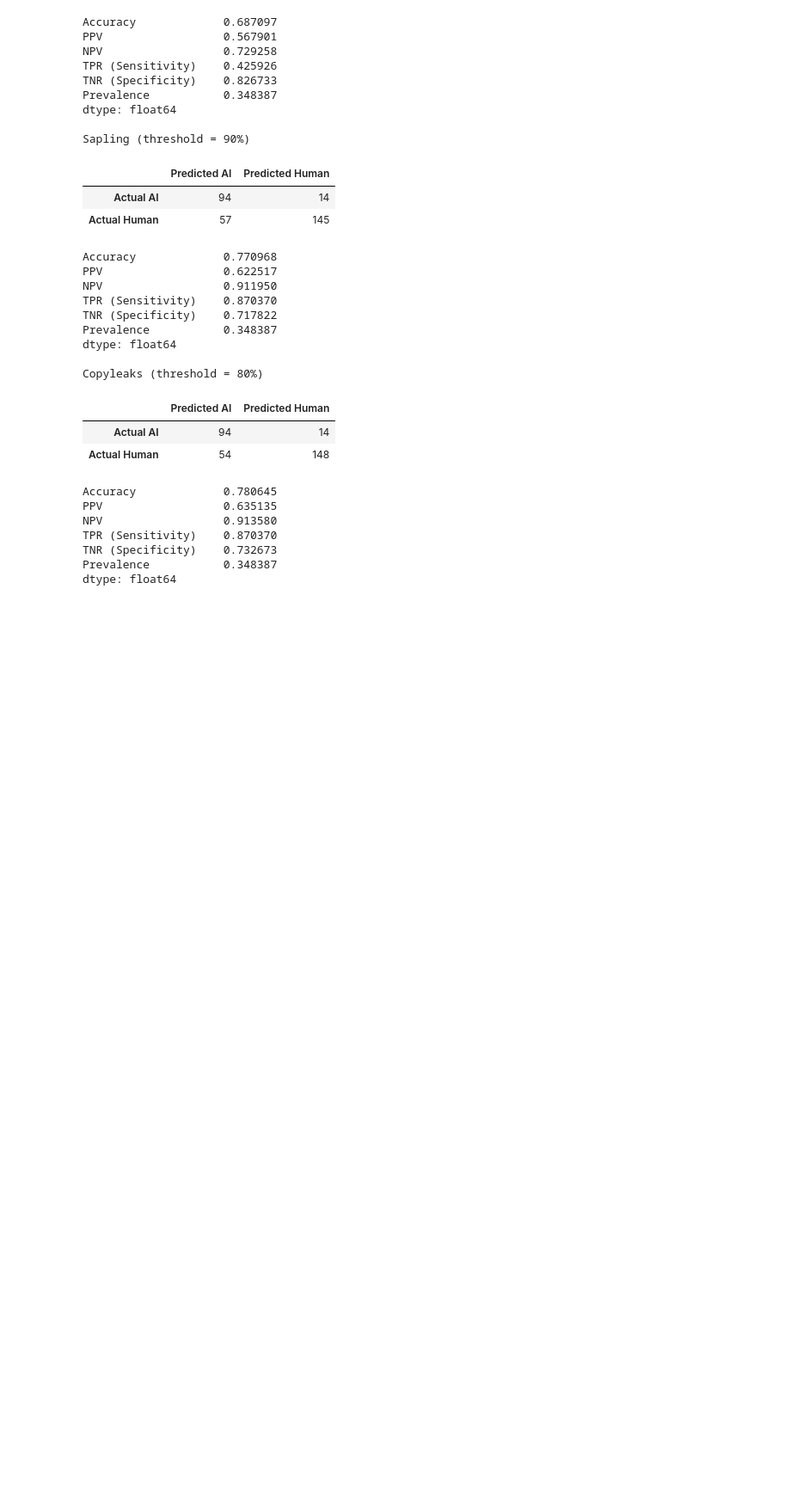
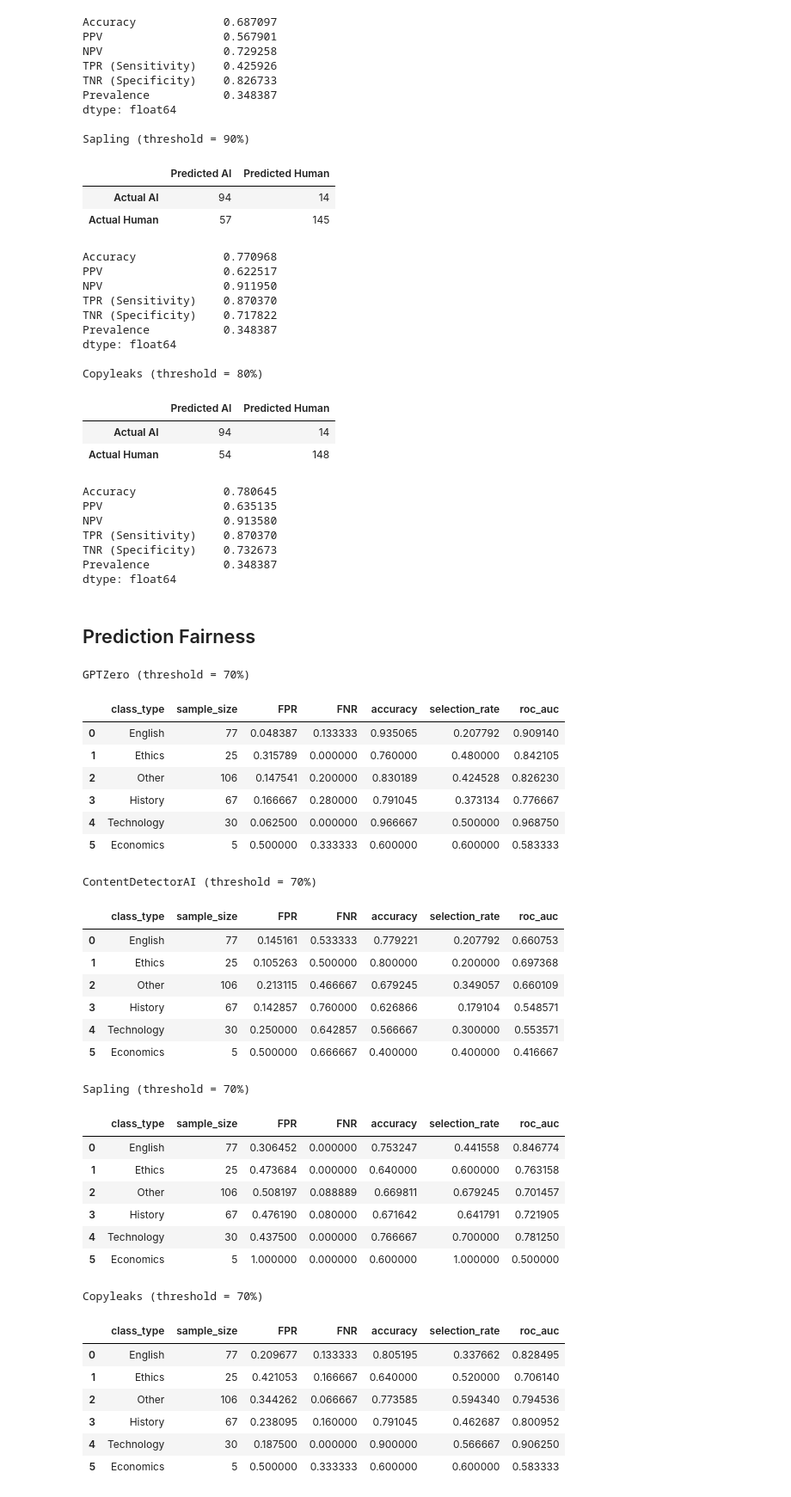
Before and after one commit to kayla261/AiS_Assignment_3_Evaluating_AI_Detectors, a Jupyter notebook: A3_EssayAnalysis.ipynb, the cells around one changed output. Shown at 86% size. Saved outputs shown, nothing was run; the diff lists cells and outputs as text; code cells hidden in the pictures; blank space fills up the shorter version.

```diff
--- a/A3_EssayAnalysis.ipynb
+++ b/A3_EssayAnalysis.ipynb
@@ -297,3 +297,5 @@ TPR (Sensitivity)    0.870370
 TNR (Specificity)    0.732673
 Prevalence           0.348387
 dtype: float64
+# %% [markdown]
+## Prediction Fairness
@@ -299,0 +354,76 @@ dtype: float64
+# %%
+detectors = {
+    'GPTZero': ('gptzero_ai_percent', 70),
+    'ContentDetectorAI': ('contentdetector_ai_percent', 70),
+    'Sapling': ('sapling_fake_percent', 70),
+    'Copyleaks': ('copyleaks_ai_percent', 70)
+}
+
+if 'is_ai' not in df_essay.columns:
+    df_essay['is_ai'] = df_essay['authorship'].apply(
+        lambda x: 1 if 'AI' in str(x) or 'ai' in str(x).lower() else 0
+    )
+
+overall_results = {}
+grouped_results = {}
+
+for name, (col, thr) in detectors.items():
+    print(f"{name} (threshold = {thr}%)")
+
+    # Overall metrics
+    fairness_m, mets = fairness_metrics_from_scores(df_essay, 'is_ai', col, thr)
+    overall_results[name] = {'threshold': thr, 'cm': fairness_m, 'metrics': mets}
+
+    # Metrics by class type
+    class_results = fairness_metrics_by_class_type(df_essay, 'is_ai', col, thr)
+    grouped_results[name] = class_results
+
+    # Create a summary dataframe for easy comparison
+    summary_data = []
+    for class_type, results in class_results.items():
+        metrics = results['metrics']
+        summary_data.append({
+            'class_type': class_type,
+            'sample_size': metrics['sample_size'],
+            'FPR': metrics['FPR'],
+            'FNR': metrics['FNR'],
+            'accuracy': metrics['accuracy'],
+            'selection_rate': metrics['selection_rate'],
+            'roc_auc': metrics['roc_auc_score']
+        })
+
+    summary_df = pd.DataFrame(summary_data)
+    display(summary_df)
+# %% [output]
+GPTZero (threshold = 70%)
+|  | class_type | sample_size | FPR | FNR | accuracy | selection_rate | roc_auc |
+| 0 | English | 77 | 0.048387 | 0.133333 | 0.935065 | 0.207792 | 0.909140 |
+| 1 | Ethics | 25 | 0.315789 | 0.000000 | 0.760000 | 0.480000 | 0.842105 |
+| 2 | Other | 106 | 0.147541 | 0.200000 | 0.830189 | 0.424528 | 0.826230 |
+| 3 | History | 67 | 0.166667 | 0.280000 | 0.791045 | 0.373134 | 0.776667 |
+| 4 | Technology | 30 | 0.062500 | 0.000000 | 0.966667 | 0.500000 | 0.968750 |
+| 5 | Economics | 5 | 0.500000 | 0.333333 | 0.600000 | 0.600000 | 0.583333 |
+ContentDetectorAI (threshold = 70%)
+|  | class_type | sample_size | FPR | FNR | accuracy | selection_rate | roc_auc |
+| 0 | English | 77 | 0.145161 | 0.533333 | 0.779221 | 0.207792 | 0.660753 |
+| 1 | Ethics | 25 | 0.105263 | 0.500000 | 0.800000 | 0.200000 | 0.697368 |
+| 2 | Other | 106 | 0.213115 | 0.466667 | 0.679245 | 0.349057 | 0.660109 |
+| 3 | History | 67 | 0.142857 | 0.760000 | 0.626866 | 0.179104 | 0.548571 |
+| 4 | Technology | 30 | 0.250000 | 0.642857 | 0.566667 | 0.300000 | 0.553571 |
+| 5 | Economics | 5 | 0.500000 | 0.666667 | 0.400000 | 0.400000 | 0.416667 |
+Sapling (threshold = 70%)
+|  | class_type | sample_size | FPR | FNR | accuracy | selection_rate | roc_auc |
+| 0 | English | 77 | 0.306452 | 0.000000 | 0.753247 | 0.441558 | 0.846774 |
+| 1 | Ethics | 25 | 0.473684 | 0.000000 | 0.640000 | 0.600000 | 0.763158 |
+| 2 | Other | 106 | 0.508197 | 0.088889 | 0.669811 | 0.679245 | 0.701457 |
+| 3 | History | 67 | 0.476190 | 0.080000 | 0.671642 | 0.641791 | 0.721905 |
+| 4 | Technology | 30 | 0.437500 | 0.000000 | 0.766667 | 0.700000 | 0.781250 |
+| 5 | Economics | 5 | 1.000000 | 0.000000 | 0.600000 | 1.000000 | 0.500000 |
+Copyleaks (threshold = 70%)
+|  | class_type | sample_size | FPR | FNR | accuracy | selection_rate | roc_auc |
+| 0 | English | 77 | 0.209677 | 0.133333 | 0.805195 | 0.337662 | 0.828495 |
+| 1 | Ethics | 25 | 0.421053 | 0.166667 | 0.640000 | 0.520000 | 0.706140 |
+| 2 | Other | 106 | 0.344262 | 0.066667 | 0.773585 | 0.594340 | 0.794536 |
+| 3 | History | 67 | 0.238095 | 0.160000 | 0.791045 | 0.462687 | 0.800952 |
+| 4 | Technology | 30 | 0.187500 | 0.000000 | 0.900000 | 0.566667 | 0.906250 |
+| 5 | Economics | 5 | 0.500000 | 0.333333 | 0.600000 | 0.600000 | 0.583333 |
```
Also changed, not shown: parts of 7 cells of this notebook.
